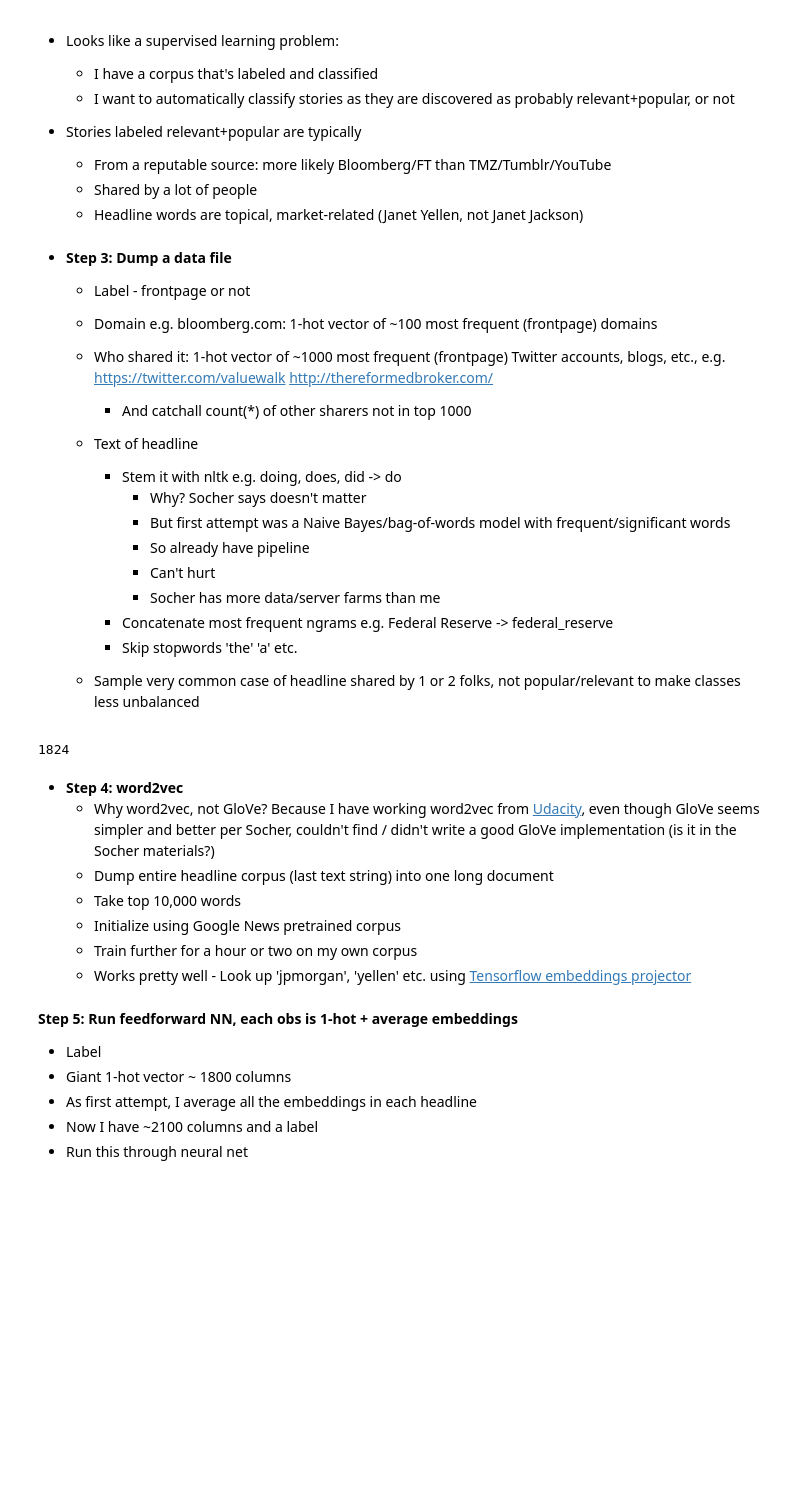
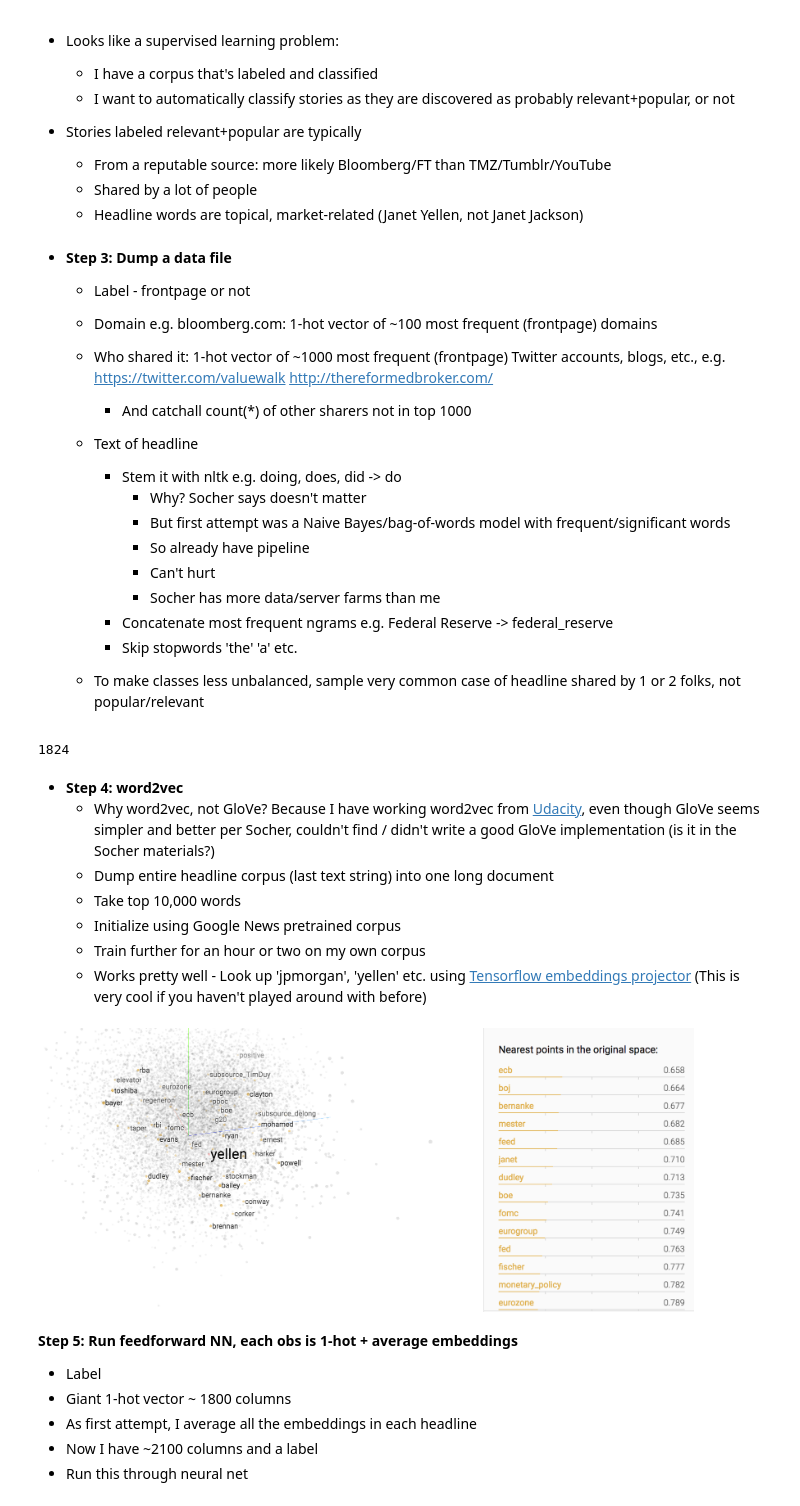
Before and after one commit to druce/deeplearning20170805, a Jupyter notebook: Study group.ipynb, the cells around one changed output. Saved outputs shown, nothing was run; the diff lists cells and outputs as text; code cells hidden in the pictures; blank space fills up the shorter version.

```diff
--- a/Study group.ipynb
+++ b/Study group.ipynb
@@ -64,7 +64,7 @@ display(Image('./socialgraph.png', width=656))
             * Socher has more data/server farms than me
         * Concatenate most frequent ngrams e.g. Federal Reserve -> federal_reserve
         * Skip stopwords 'the' 'a' etc.
-    * Sample very common case of headline shared by 1 or 2 folks, not popular/relevant to make classes less unbalanced
+    * To make classes less unbalanced, sample very common case of headline shared by 1 or 2 folks, not popular/relevant
 # %%
 row = [1,0,0,0,0,0,0,0,0,0,0,0,0,0,0,0,0,0,0,0,0,0,0,0,0,0,0,0,0,0,0,0,0,0,0,0,0,0,0,0,0,0,0,0,0,0,0,0,0,0,0,0,0,0,0,
  0,0,0,0,0,0,0,0,0,0,0,0,0,0,0,0,0,0,0,0,0,0,0,0,0,0,0,0,0,0,0,0,0,0,0,0,0,0,0,0,0,0,0,0,0,0,0,0,0,0,0,0,0,0,0,
@@ -110,8 +110,12 @@ len(row)
     * Dump entire headline corpus (last text string) into one long document
     * Take top 10,000 words
     * Initialize using Google News pretrained corpus
-    * Train further for a hour or two on my own corpus
-    * Works pretty well - Look up 'jpmorgan', 'yellen' etc. using [Tensorflow embeddings projector](http://projector.tensorflow.org/?config=http://media.streeteye.com/static/D3/streeteye_embed_config.2.js)
+    * Train further for an hour or two on my own corpus
+    * Works pretty well - Look up 'jpmorgan', 'yellen' etc. using [Tensorflow embeddings projector](http://projector.tensorflow.org/?config=http://media.streeteye.com/static/D3/streeteye_embed_config.2.js) (This is very cool if you haven't played around with before)
+# %%
+display(Image('./projector.png', width=656))
+# %% [output]
+[figure, added]
 # %% [markdown]
 **Step 5: Run feedforward NN, each obs is 1-hot + average embeddings**
 * Label
```
Also changed, not shown: parts of 5 cells of this notebook, 3 other files.
